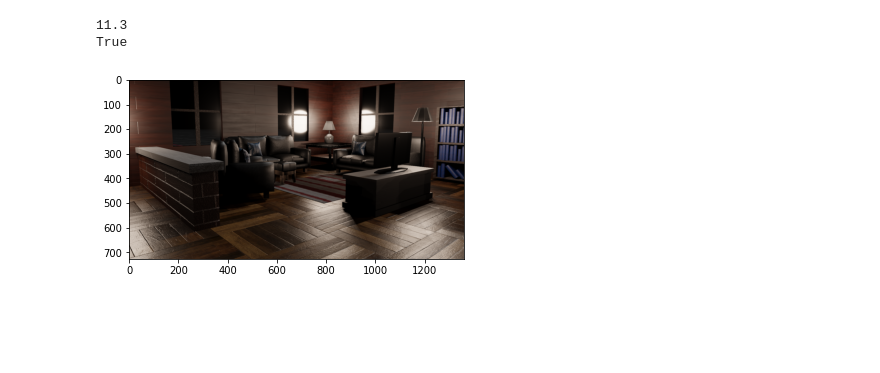
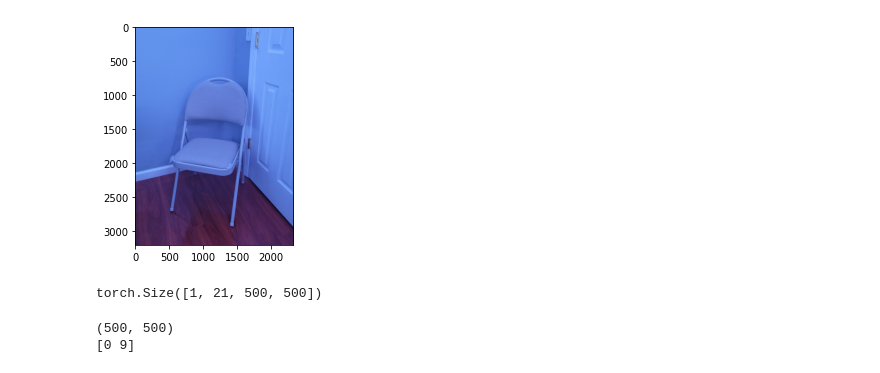
Before and after one commit to DeLERN/deep-learn, a Jupyter notebook: testing/segment.ipynb, the cells around one changed output. Cells and saved outputs as stored; diff of their text form; code cells hidden in the pictures; blank space fills up the shorter version.

```diff
--- a/testing/segment.ipynb
+++ b/testing/segment.ipynb
@@ -1,7 +0,0 @@
-# %%
-import torch
-print(torch.version.cuda)
-print(torch.cuda.is_available())
-# %% [output]
-11.3
-True
@@ -14,5 +11,5 @@ import matplotlib.pyplot as plt
 # %%
-img = Image.open('../utils/images/cornerhqroom.png')
+img = Image.open('../utils/images/schair_01.jpg').convert('RGB')
 plt.imshow(img); plt.show()
 # %% [output]
-[figure, old version]
+[figure, new version]
@@ -18,0 +25,12 @@ plt.imshow(img); plt.show()
+# %%
+out = dlab(inp)['out']
+print(out.shape)
+# %% [output]
+torch.Size([1, 21, 500, 500])
+# %%
+om = torch.argmax(out.squeeze(), dim=0).detach().cpu().numpy()
+print(om.shape)
+print(np.unique(om))
+# %% [output]
+(500, 500)
+[0 9]
```
Also changed, not shown: parts of 9 cells of this notebook, 14 other files.
